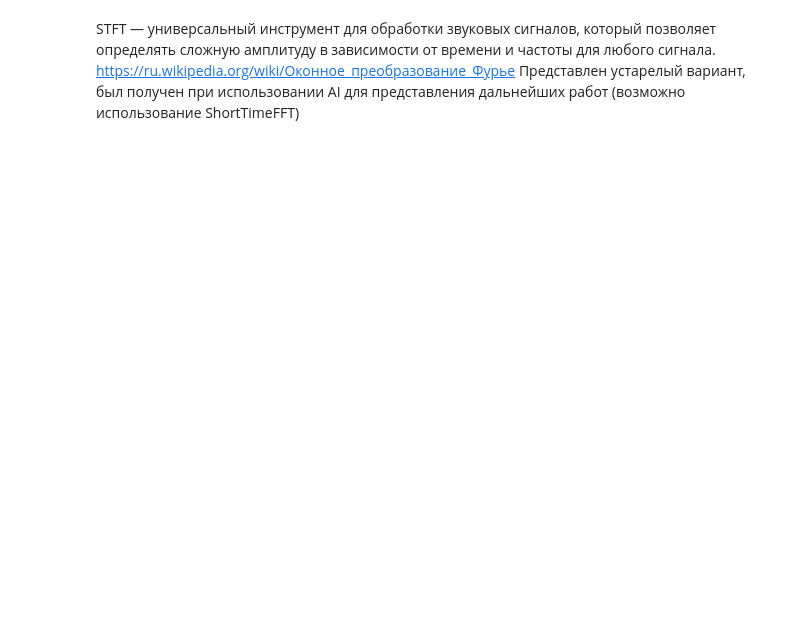
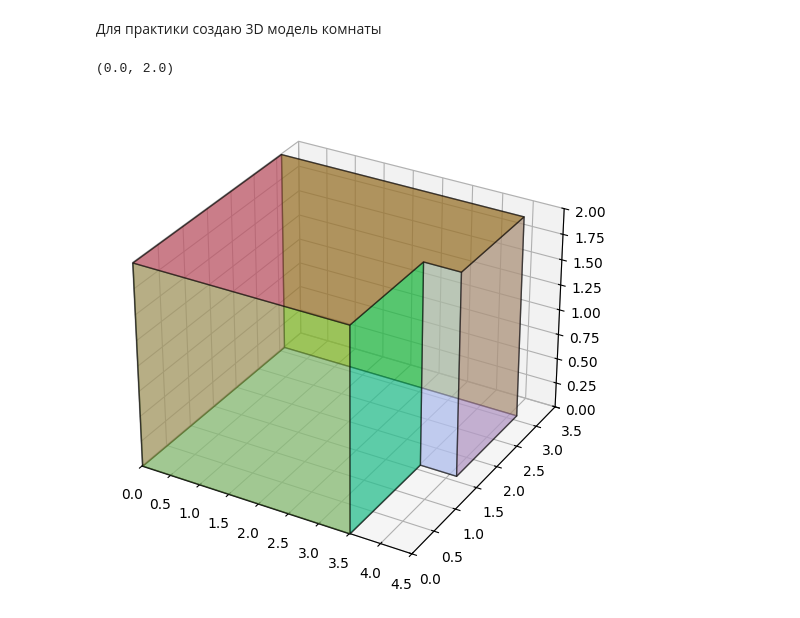
Before and after one commit to Gernop/Practic, a Jupyter notebook: main.ipynb, the cells around one changed output. Cells and saved outputs as stored; diff of their text form; code cells hidden in the pictures; blank space fills up the shorter version.

```diff
--- a/main.ipynb
+++ b/main.ipynb
@@ -26,4 +0,0 @@ signals = room.mic_array.signals
-# %% [markdown]
-STFT — универсальный инструмент для обработки звуковых сигналов, который позволяет определять сложную амплитуду в зависимости от времени и частоты для любого сигнала.
-https://ru.wikipedia.org/wiki/Оконное_преобразование_Фурье
-Представлен устарелый вариант, был получен при использовании AI для представления дальнейших работ (возможно использование ShortTimeFFT)
@@ -29,0 +8,16 @@ https://ru.wikipedia.org/wiki/Оконное_преобразование_Фур
+# %% [markdown]
+Для практики создаю 3D модель комнаты
+# %%
+#Задаю ее размеры
+corners = np.array([[0,0], [0, 3.1], [4.1, 3.1], [4.1, 1.6], [3.5, 1.6], [3.5, 0]]).T
+room = pra.Room.from_corners(corners)
+room.extrude(2)
+
+#Устанавливаю ограничения
+fig, ax = room.plot()
+ax.set_xlim([0, 4.5])
+ax.set_ylim([0, 3.5])
+ax.set_zlim([0, 2])
+# %% [output]
+(0.0, 2.0)
+[figure, added]
```
Also changed, not shown: parts of 10 cells of this notebook.
